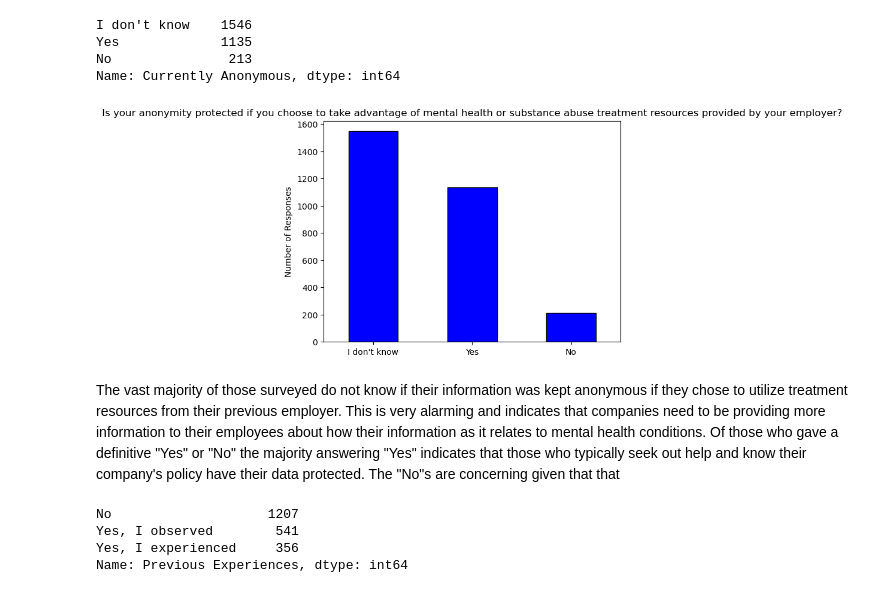
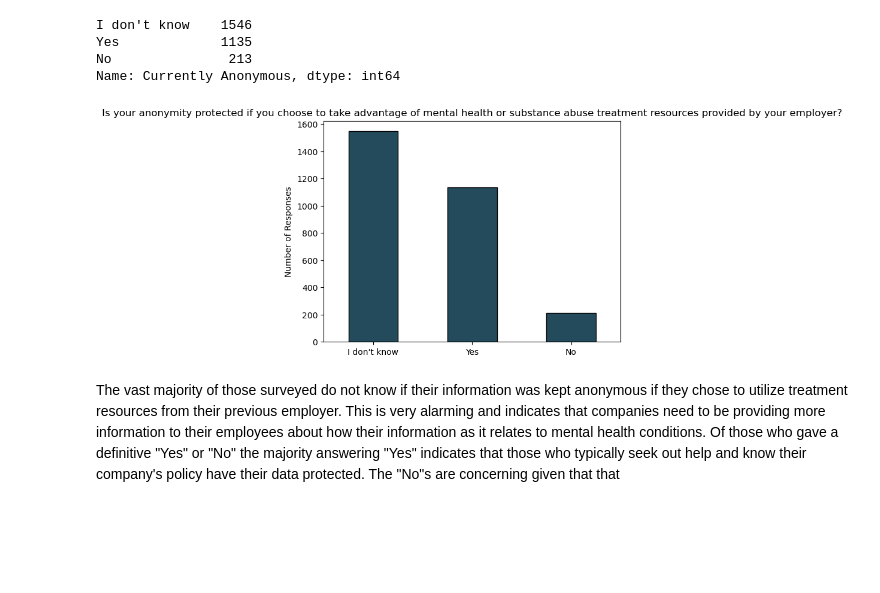
Before and after one commit to Patrick-Bacza/Group-7---Project, a Jupyter notebook: sm_data_cleaning.ipynb, the cells around one changed output. Drawn from its saved outputs; the diff is of its cells as text; code cells hidden in the pictures; blank space fills up the shorter version.

```diff
--- a/sm_data_cleaning.ipynb
+++ b/sm_data_cleaning.ipynb
@@ -13,8 +17,7 @@ survey_data = pd.merge(sm_questions, sm_answers, left_on = "questionid", right_o
 survey_data.head()
 
 # List of question IDs need to facilitate analysis
-question_id = [1, 2, 3, 4, 7, 10, 20, 33, 27, 11, 56, 31]
-#question_id = [1, 32, 33, 34]
+question_id = [1, 2, 3, 4, 33, 11, 56, 31]
 
 new_df = survey_data[survey_data["QuestionID"].isin(question_id)]
 
@@ -81,12 +80,3 @@ column_df_2
 5) Check column names.
         Captialize words
 6)
-# %%
-for index, row in column_df_2.iterrows():
-    if row[2] == "Maybe" or row[2] == "Possibly" or row[2] == "Don't Know":
-        column_df_2["Current Mental Health Disorder"] = column_df_2["Current Mental Health Disorder"].replace(row[2], "Don't Know")
-mental_health_status = column_df_2["Current Mental Health Disorder"]
-mental_health_status_counts = mental_health_status.value_counts()
-mental_health_status_counts
-
-#column_df_2 = column_df_2[(column_df_2["Current Mental Health Disorder"] != 'Did Not Answer')]
@@ -100,20 +82,0 @@ Name: Current Mental Health Disorder, dtype: int64
-# %%
-#column_df_2["Employer Insurance"].isnull.values.any()
-
-#for index, row in column_df_2.iterrows():
-#    if row[2] == "I don't know" or row[2] == "Don't know":
-#        column_df_2["Employer Insurance"] = column_df_2["Employer Insurance"].replace(row[2], "Don't Know")
-#employer_insurance = column_df_2["Employer Insurance"]
-#employer_insurance_counts = employer_insurance.value_counts()
-#employer_insurance_counts
-
-#column_df_2["Employer Insurance"].replace("I don't know", "Don't Know")
-#column_df_2["Employer Insurance"].replace("Don't know", "Don't Know")
-#column_df_2["Employer Insurance"].replace("Not eligible for coverage / MA", "No")
-
-column_df_2["Age"] = column_df_2["Age"].astype(int)
-
-age_band = [20, 29, 39, 49, 59, 69, 79, 89, 99, 109]
-column_df_2["AgeBins"] = pd.cut(column_df_2["Age"], bins = age_band, labels = ["20s", "30s", "40s", "50s", "60s", "70s", "80s", "90s", "100s"])
-
-column_df_2
@@ -174,28 +132,13 @@ Yes             1135
 No               213
 Name: Currently Anonymous, dtype: int64
 # %%
-anonymous_status_counts.plot(kind='bar', rot=0, facecolor="blue", edgecolor = "black")
+anonymous_status_counts.plot(kind='bar', rot=0, facecolor="#244b5c", edgecolor = "black")
 # Label some things
 plt.title("Is your anonymity protected if you choose to take advantage of mental health or substance abuse treatment resources provided by your employer?")
 plt.xlabel("")
 plt.ylabel("Number of Responses")
 plt.show()
 # %% [output]
-[figure, old version]
+[figure, new version]
 # %% [markdown]
 The vast majority of those surveyed do not know if their information was kept anonymous if they chose to utilize treatment resources from their previous employer. This is very alarming and indicates that companies need to be providing more information to their employees about how their information as it relates to mental health conditions. Of those who gave a definitive "Yes" or "No" the majority answering "Yes" indicates that those who typically seek out help and know their company's policy have their data protected. The "No"s are concerning given that that
-# %%
-#column_df_2["Previous Experiences"].describe()
-#column_df_2["Previous Experiences"].isnull().values.any()
-#column_df_2["Previous Experiences"].dropna()
-
-sm_prev_answers = ["Yes, I experienced", "Yes, I observed", "No"]
-sm_prev_experiences = column_df_2[column_df_2["Previous Experiences"].isin(sm_prev_answers)]
-sm_prev_experiences = sm_prev_experiences["Previous Experiences"]
-sm_prev_count = sm_prev_experiences.value_counts()
-sm_prev_count
-# %% [output]
-No                    1207
-Yes, I observed        541
-Yes, I experienced     356
-Name: Previous Experiences, dtype: int64
```
Also changed, not shown: parts of 15 cells of this notebook.
